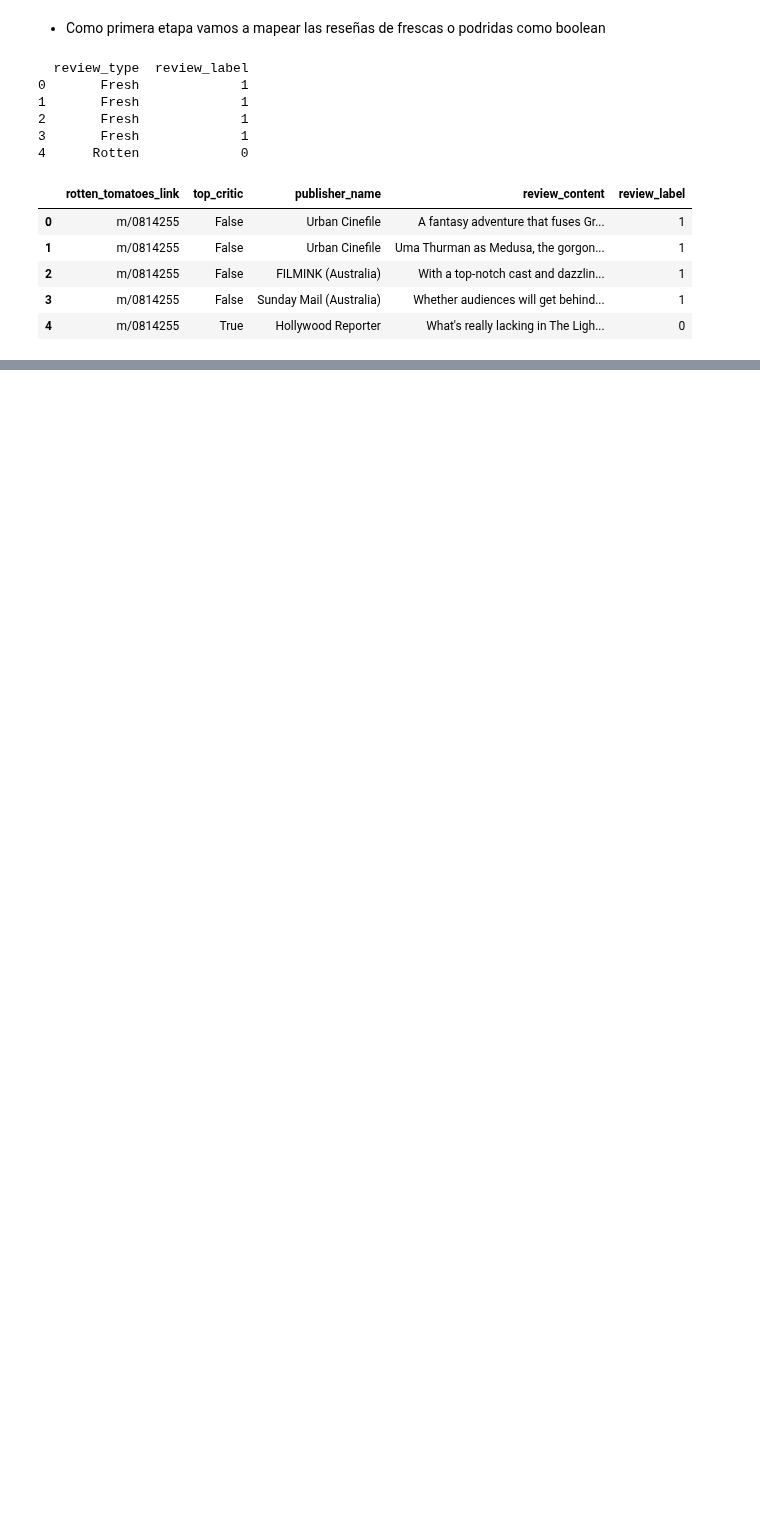
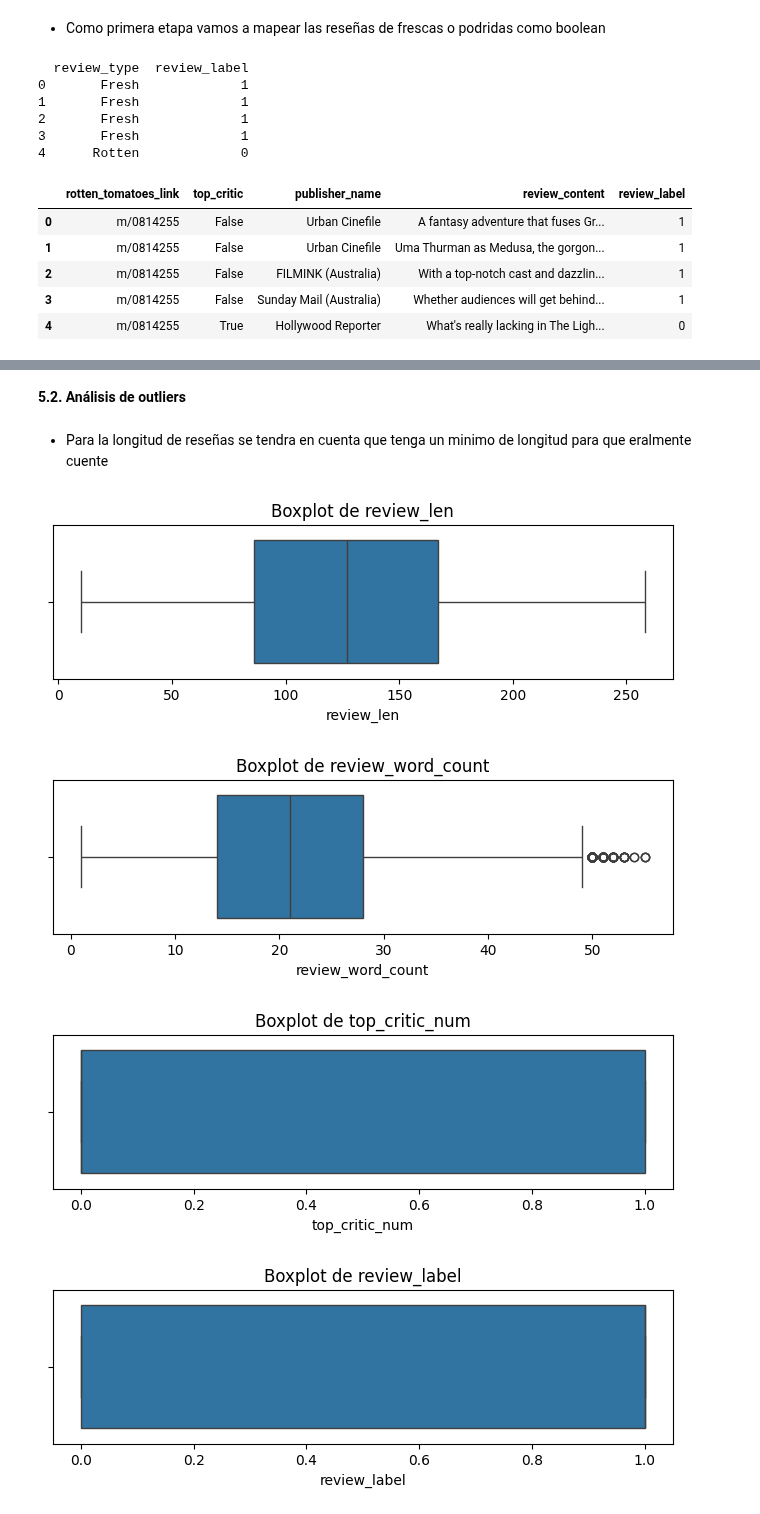
Before and after one commit to magy509/ingenieropg80.Proyecto_final_madre, a Jupyter notebook: src/rotten_critic_eda.ipynb, the cells around one changed output, grey strips where cells are left out. Saved outputs shown, nothing was run; the diff lists cells and outputs as text; code cells hidden in the pictures; blank space fills up the shorter version.

```diff
--- a/src/rotten_critic_eda.ipynb
+++ b/src/rotten_critic_eda.ipynb
@@ -250,3 +252,11 @@ c_df_copy.head()
 | 2 | m/0814255 | False | FILMINK (Australia) | With a top-notch cast and dazzlin... | 1 |
 | 3 | m/0814255 | False | Sunday Mail (Australia) | Whether audiences will get behind... | 1 |
 | 4 | m/0814255 | True | Hollywood Reporter | What's really lacking in The Ligh... | 0 |
+# %%
+c_df_copy['top_critic_num'] = c_df_copy['top_critic'].astype(int)
+c_df_copy.drop(columns=['top_critic'], inplace=True)
+# %%
+c_df_copy['review_len'] = c_df_copy['review_content'].str.len()
+
+# cantidad de palabras
+c_df_copy['review_word_count'] = c_df_copy['review_content'].str.split().apply(len)
@@ -252,0 +272,19 @@ c_df_copy.head()
+# %% [markdown]
+**5.2. Análisis de outliers**
+# %% [markdown]
+* Para la longitud de reseñas se tendra en cuenta que tenga un minimo de longitud para que eralmente cuente
+# %%
+c_df_copy = c_df_copy[(c_df_copy['review_len'] >= 10) & (c_df_copy['review_len'] <= 5000)]
+# %%
+num_cols = ['review_len', 'review_word_count', 'top_critic_num', 'review_label']
+
+for col in num_cols:
+    plt.figure(figsize=(8,2))
+    sns.boxplot(x=c_df_copy[col])
+    plt.title(f'Boxplot de {col}')
+    plt.show()
+# %% [output]
+[figure, added]
+[figure, added]
+[figure, added]
+[figure, added]
```
Also changed, not shown: parts of 19 cells of this notebook.
